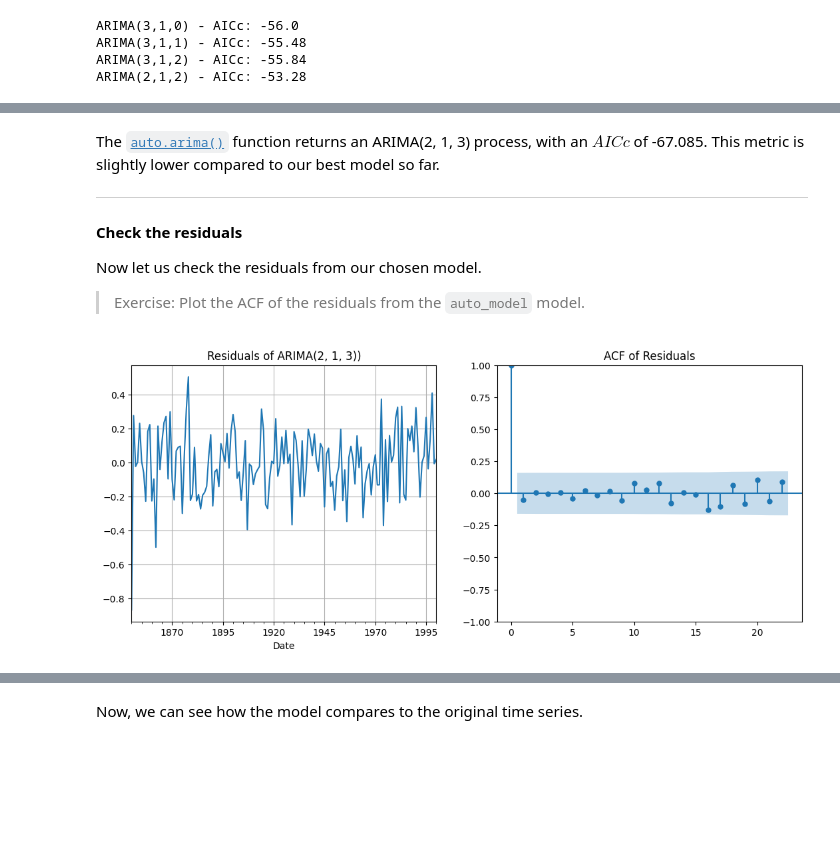
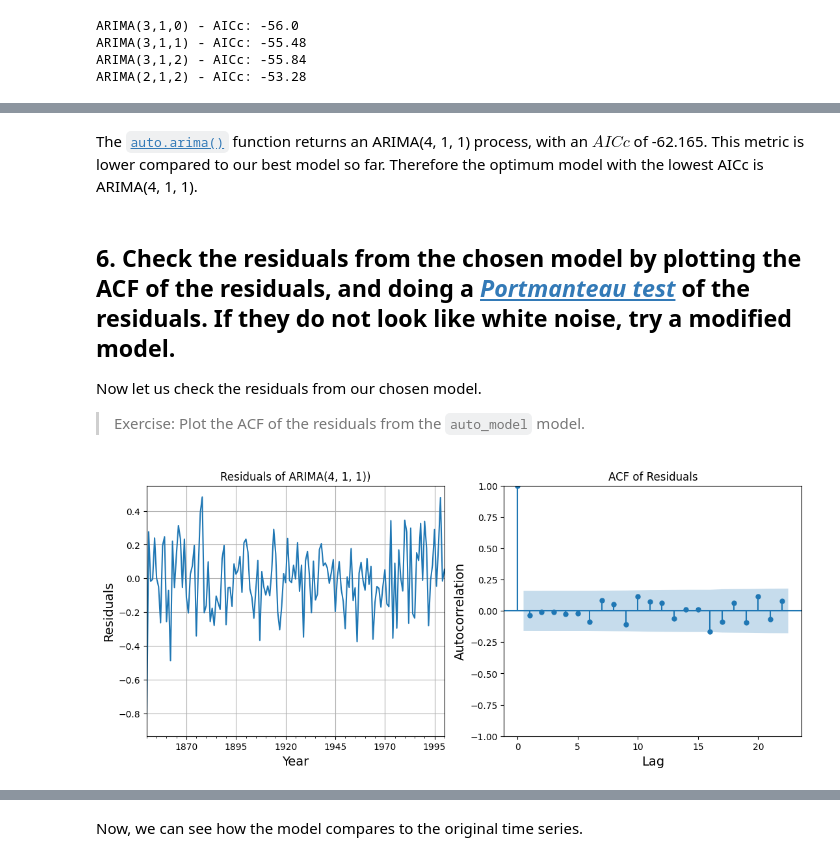
Before and after one commit to soga-lab/NFDI4earth-workshop-032026, a Jupyter notebook: 307100_ARIMA_modelling_in_Python.ipynb, the cells around one changed output, grey strips where cells are left out. Saved outputs shown, nothing was run; the diff lists cells and outputs as text; code cells hidden in the pictures; blank space fills up the shorter version.

```diff
--- a/307100_ARIMA_modelling_in_Python.ipynb
+++ b/307100_ARIMA_modelling_in_Python.ipynb
@@ -429,12 +413,9 @@ SARIMAX Results
 Warnings:
 [1] Covariance matrix calculated using the outer product of gradients (complex-step).
+# %% [markdown]
+The [`auto.arima()`](https://alkaline-ml.com/pmdarima/modules/generated/pmdarima.arima.auto_arima.html) function returns an ARIMA(4, 1, 1) process, with an $AICc$ of -62.165. This metric is lower compared to our best model so far. Therefore the optimum model with the lowest AICc is ARIMA(4, 1, 1).
 # %% [markdown]
-The [`auto.arima()`](https://alkaline-ml.com/pmdarima/modules/generated/pmdarima.arima.auto_arima.html) function returns an ARIMA(2, 1, 3) process, with an $AICc$ of -67.085. This metric is slightly lower compared to our best model so far.
-
-
-***
-
-#### Check the residuals
+## 6.  Check the residuals from the chosen model by plotting the ACF of the residuals, and doing a [*Portmanteau test*](https://en.wikipedia.org/wiki/Portmanteau_test) of the residuals. If they do not look like white noise, try a modified model.
 
 Now let us check the residuals from our chosen model.
 
@@ -445,16 +427,20 @@ Now let us check the residuals from our chosen model.
 residuals = pd.DataFrame(auto_model.resid())
 # %%
+# Plot the residuals and their ACF
 fig, ax = plt.subplots(1, 2, figsize=(13, 5))
 
 residuals.plot(ax=ax[0], legend=False)
 ax[0].grid()
-ax[0].set_title("Residuals of ARIMA(2, 1, 3))")
-
+ax[0].set_title("Residuals of ARIMA(4, 1, 1))")
+ax[0].set_xlabel("Year", fontsize=14)
+ax[0].set_ylabel("Residuals", fontsize=14)
 
 plot_acf(residuals, ax=ax[1])
+ax[1].set_title("ACF of Residuals")
+ax[1].set_xlabel("Lag", fontsize=14)
+ax[1].set_ylabel("Autocorrelation", fontsize=14)
 
-ax[1].set_title("ACF of Residuals")
 plt.show()
 # %% [output]
-[figure, old version]
+[figure, new version]
 # %% [markdown]
```
Also changed, not shown: parts of 51 cells of this notebook, 1 other file.
